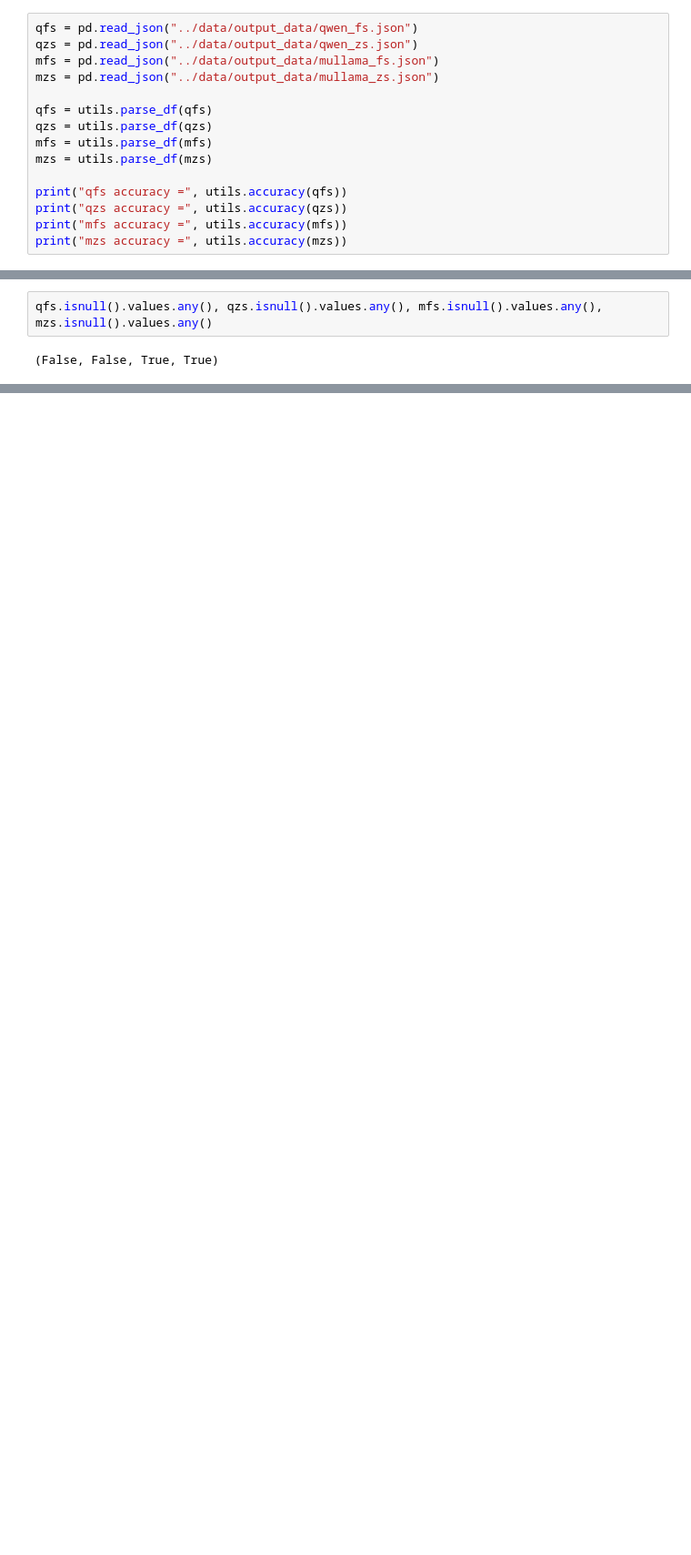
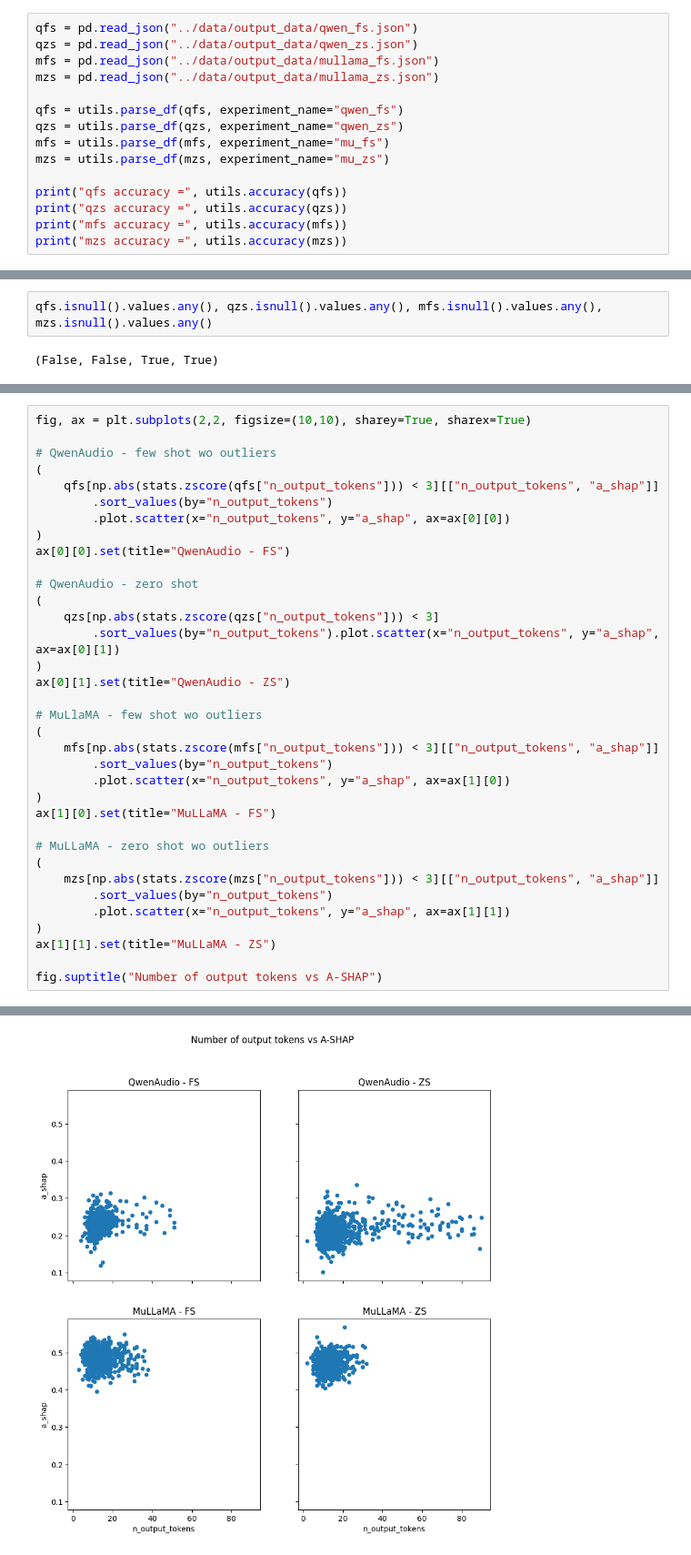
Before and after one commit to giovana-morais/2025_investigating_mmshap, a Jupyter notebook: notebooks/1_quantitative_analysis.ipynb, the cells around one changed output, grey strips where cells are left out. Shown at 91% size. Saved outputs shown, nothing was run; the diff lists cells and outputs as text; blank space fills up the shorter version.

```diff
--- a/notebooks/1_quantitative_analysis.ipynb
+++ b/notebooks/1_quantitative_analysis.ipynb
@@ -9,10 +13,10 @@ qzs = pd.read_json("../data/output_data/qwen_zs.json")
 mfs = pd.read_json("../data/output_data/mullama_fs.json")
 mzs = pd.read_json("../data/output_data/mullama_zs.json")
 
-qfs = utils.parse_df(qfs)
-qzs = utils.parse_df(qzs)
-mfs = utils.parse_df(mfs)
-mzs = utils.parse_df(mzs)
+qfs = utils.parse_df(qfs, experiment_name="qwen_fs")
+qzs = utils.parse_df(qzs, experiment_name="qwen_zs")
+mfs = utils.parse_df(mfs, experiment_name="mu_fs")
+mzs = utils.parse_df(mzs, experiment_name="mu_zs")
 
 print("qfs accuracy =", utils.accuracy(qfs))
 print("qzs accuracy =", utils.accuracy(qzs))
@@ -47,0 +158,36 @@ qfs[["a_shap"]].max(), qzs[["a_shap"]].max(), mfs[["a_shap"]].max(), mzs[["a_sha
+# %%
+fig, ax = plt.subplots(2,2, figsize=(10,10), sharey=True, sharex=True)
+
+# QwenAudio - few shot wo outliers
+(
+    qfs[np.abs(stats.zscore(qfs["n_output_tokens"])) < 3][["n_output_tokens", "a_shap"]]
+        .sort_values(by="n_output_tokens")
+        .plot.scatter(x="n_output_tokens", y="a_shap", ax=ax[0][0])
+)
+ax[0][0].set(title="QwenAudio - FS")
+
+# QwenAudio - zero shot
+(
+    qzs[np.abs(stats.zscore(qzs["n_output_tokens"])) < 3]
+        .sort_values(by="n_output_tokens").plot.scatter(x="n_output_tokens", y="a_shap", ax=ax[0][1])
+)
+ax[0][1].set(title="QwenAudio - ZS")
+
+# MuLlaMA - few shot wo outliers
+(
+    mfs[np.abs(stats.zscore(mfs["n_output_tokens"])) < 3][["n_output_tokens", "a_shap"]]
+        .sort_values(by="n_output_tokens")
+        .plot.scatter(x="n_output_tokens", y="a_shap", ax=ax[1][0])
+)
+ax[1][0].set(title="MuLLaMA - FS")
+
+# MuLLaMA - zero shot wo outliers
+(
+    mzs[np.abs(stats.zscore(mzs["n_output_tokens"])) < 3][["n_output_tokens", "a_shap"]]
+        .sort_values(by="n_output_tokens")
+        .plot.scatter(x="n_output_tokens", y="a_shap", ax=ax[1][1])
+)
+ax[1][1].set(title="MuLLaMA - ZS")
+
+fig.suptitle("Number of output tokens vs A-SHAP")
+# %% [output]
@@ -47,0 +195 @@ qfs[["a_shap"]].max(), qzs[["a_shap"]].max(), mfs[["a_shap"]].max(), mzs[["a_sha
+[figure, added]
```
Also changed, not shown: parts of 27 cells of this notebook, 1 other file.
